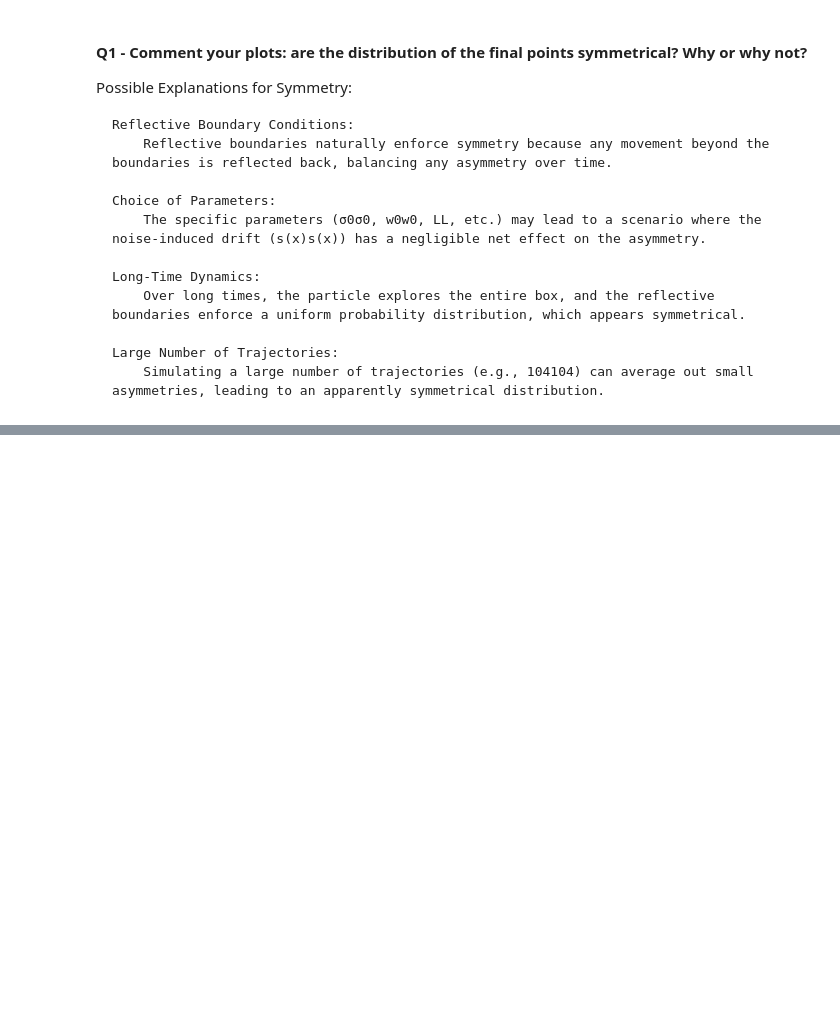
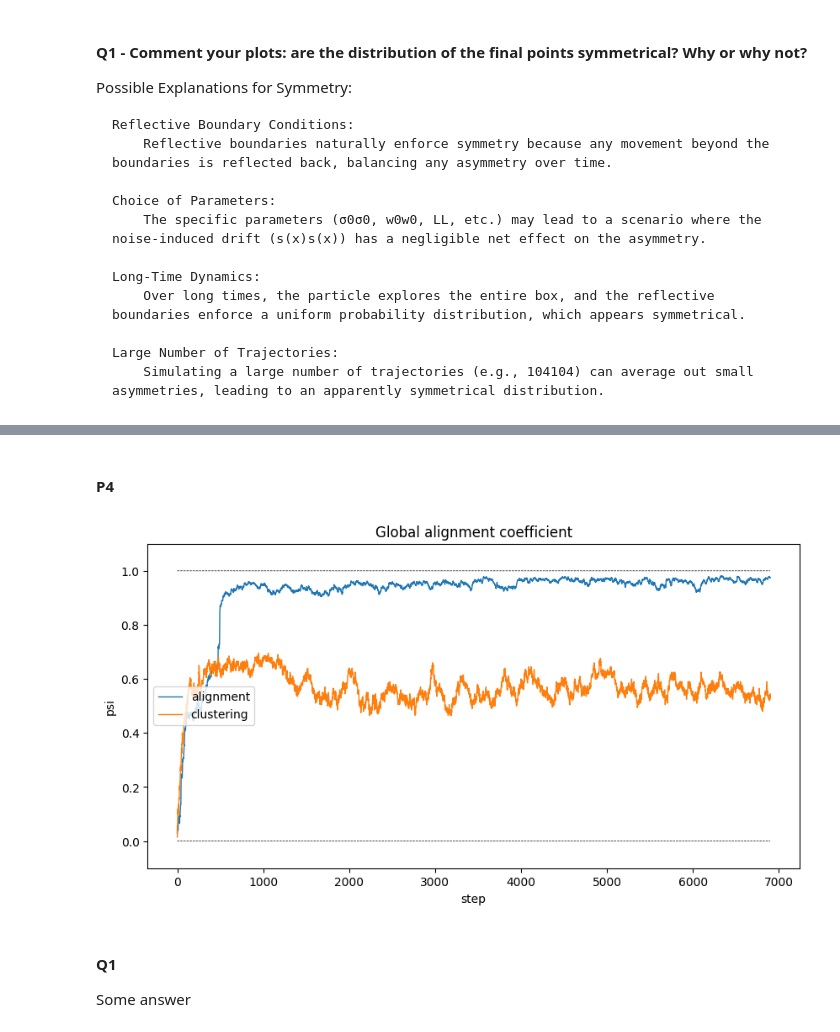
Before and after one commit to Wessias/SOCS, a Jupyter notebook: HW2/homework2.ipynb, the cells around one changed output, grey strips where cells are left out. Cells and saved outputs as stored; diff of their text form; code cells hidden in the pictures; blank space fills up the shorter version.

```diff
--- a/HW2/homework2.ipynb
+++ b/HW2/homework2.ipynb
@@ -700,0 +1057,24 @@ Possible Explanations for Symmetry:
+# %% [markdown]
+#### **P4**
+# %%
+from matplotlib import pyplot as plt
+
+# Plot the global alignment coefficient and global clustering
+
+plt.figure(figsize=(10, 5))
+plt.plot(psi, '-', linewidth=1, label='alignment')
+plt.plot(c, '-', linewidth=1, label='clustering')
+plt.plot(0 * psi, '--', color='k', linewidth=0.5)
+plt.plot(0 * psi + 1, '--', color='k', linewidth=0.5)
+plt.title('Global alignment coefficient')
+plt.legend()
+plt.xlabel('step')
+plt.ylabel('psi')
+plt.ylim([-0.1, 1.1])
+plt.show()
+# %% [output]
+[figure, added]
+# %% [markdown]
+#### **Q1**
+
+Some answer
```
Also changed, not shown: parts of 14 cells of this notebook, 1 other file.
